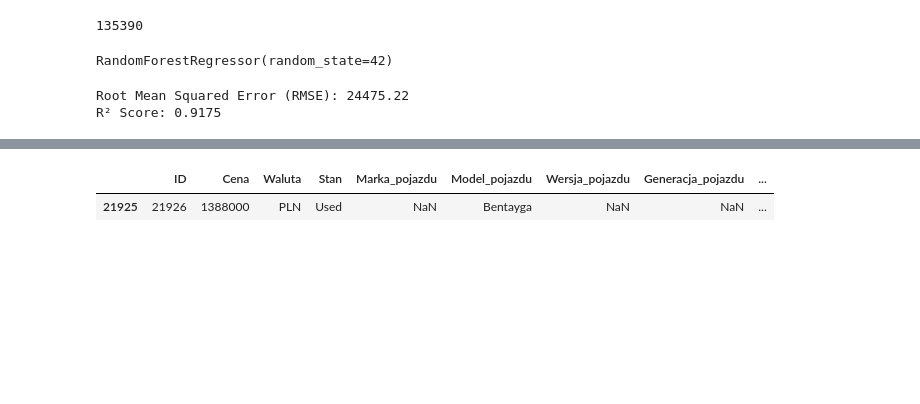
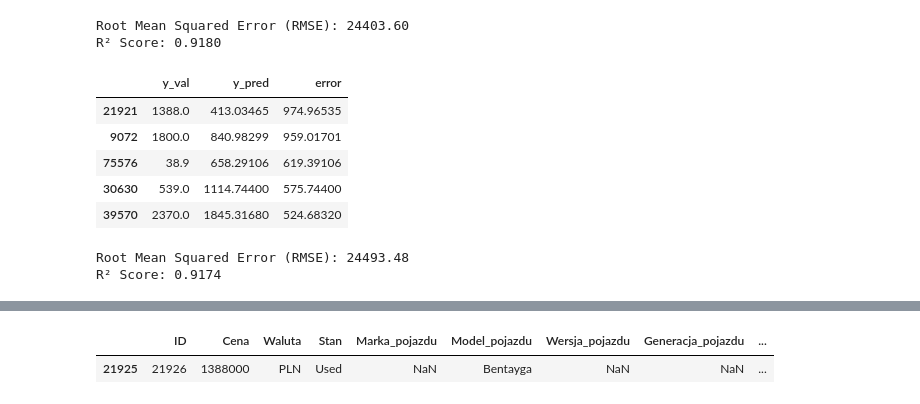
Before and after one commit to GameRuiner/Car-Price-Prediction, a Jupyter notebook: working/notebooks/model.ipynb, the cells around one changed output, grey strips where cells are left out. Drawn from its saved outputs; the diff is of its cells as text; code cells hidden in the pictures; blank space fills up the shorter version.

```diff
--- a/working/notebooks/model.ipynb
+++ b/working/notebooks/model.ipynb
@@ -55,6 +56,15 @@ def fix_year(date_str):
         return f"{day}/{month}/{year}"
     return "02/02/2017"
 
+def count_equipment(equipment_str):
+    try:
+        equipment_list = ast.literal_eval(equipment_str)
+        if isinstance(equipment_list, list):
+            return len(equipment_list)
+    except (SyntaxError, ValueError):
+        return 0
+    return 0
+
 def create_mapper(df, source_column, result_column, clusters, mapper):
     avg_price = df.groupby(source_column)['Cena'].mean().reset_index()
     kmeans = KMeans(n_clusters=clusters, random_state=42, n_init=5)
@@ -69,9 +79,11 @@ def prepare_data(df, is_train_data):
     df["generation_set"] = df["Generacja_pojazdu"].apply(lambda x: False if pd.isnull(x) else True)
     df["country_bin"] = df["Kraj_pochodzenia"].apply(lambda x: x in ["Poland", "United States", "Canada"])
     df["owner_bin"] = df["Kraj_pochodzenia"].apply(lambda x: False if pd.isnull(x) else True)
+    df["equipment_number"] = df["Wyposazenie"].apply(count_equipment)
     clusters_columns = ["mark_cluster", "model_cluster", "fuel_cluster", "body_cluster", "color_cluster"]
     cat_result_columns = ["Stan", "Naped", "Skrzynia_biegow", "generation_set", "country_bin", "owner_bin"] + clusters_columns
     numerical_cols = ["Przebieg_km", "Rok_produkcji", "Liczba_drzwi", "Moc_KM", "Pojemnosc_cm3", "Emisja_CO2"]
+    # equipment_number adding gave worst results
     if is_train_data:
         df["Fixed_Date"] = df["Data_pierwszej_rejestracji"].apply(fix_year)
         df["Fixed_Date"] = pd.to_datetime(df["Fixed_Date"], dayfirst=True, format='mixed')
@@ -121,5 +135 @@ df, df_test = clean_ds(df, df_test)
-# %%
-len(df.index)
-# %% [output]
-135390
 # %%
@@ -128,18 +138,42 @@ X, y = prepare_data(df, True)
+# %%
+X_train, X_val, y_train, y_val = train_test_split(X, y, test_size=0.2, random_state=42)
+model = RandomForestRegressor(n_estimators=100, random_state=42)
+model.fit(X_train, y_train)
+y_pred = model.predict(X_val)
+mse = mean_squared_error(y_val, y_pred)
+rmse = np.sqrt(mse)
+r2 = r2_score(y_val, y_pred)
+
+print(f"Root Mean Squared Error (RMSE): {rmse:.2f}")
+print(f"R² Score: {r2:.4f}")
+errors = np.abs(y_val - y_pred)
+df_errors = pd.DataFrame({
+    'y_val': y_val / 1000,
+    'y_pred': y_pred / 1000,
+    'error': errors / 1000,
+})
+df_errors_sorted = df_errors.sort_values(by='error', ascending=False)
+df_errors_sorted.head(5)
+# %% [output]
+Root Mean Squared Error (RMSE): 24403.60
+R² Score: 0.9180
+|  | y_val | y_pred | error |
+| 21921 | 1388.0 | 413.03465 | 974.96535 |
+| 9072 | 1800.0 | 840.98299 | 959.01701 |
+| 75576 | 38.9 | 658.29106 | 619.39106 |
+| 30630 | 539.0 | 1114.74400 | 575.74400 |
+| 39570 | 2370.0 | 1845.31680 | 524.68320 |
 # %%
-# X = pd.read_csv("../data/processed/X.csv")
-X_train, X_val, y_train, y_val = train_test_split(X, y, test_size=0.2, random_state=42)
-model = RandomForestRegressor(n_estimators=100, random_state=42)
-model.fit(X_train, y_train)
+# X_train, X_val, y_train, y_val = train_test_split(X, y, test_size=0.2, random_state=42)
+# model = RandomForestRegressor(n_estimators=100, random_state=42)
+# model.fit(X_train, y_train)
+# y_pred = model.predict(X_val)
+# mse = mean_squared_error(y_val, y_pred)
+# rmse = np.sqrt(mse)
+# r2 = r2_score(y_val, y_pred)
+
+# print(f"Root Mean Squared Error (RMSE): {rmse:.2f}")
+# print(f"R² Score: {r2:.4f}")
 # %% [output]
-RandomForestRegressor(random_state=42)
+Root Mean Squared Error (RMSE): 24493.48
+R² Score: 0.9174
-# %%
-y_pred = model.predict(X_val)
-mse = mean_squared_error(y_val, y_pred)
-rmse = np.sqrt(mse)
-r2 = r2_score(y_val, y_pred)
-
-print(f"Root Mean Squared Error (RMSE): {rmse:.2f}")
-print(f"R² Score: {r2:.4f}")
-# %% [output]
-Root Mean Squared Error (RMSE): 24475.22
-R² Score: 0.9175
```
Also changed, not shown: parts of 8 cells of this notebook, 1 other file.
